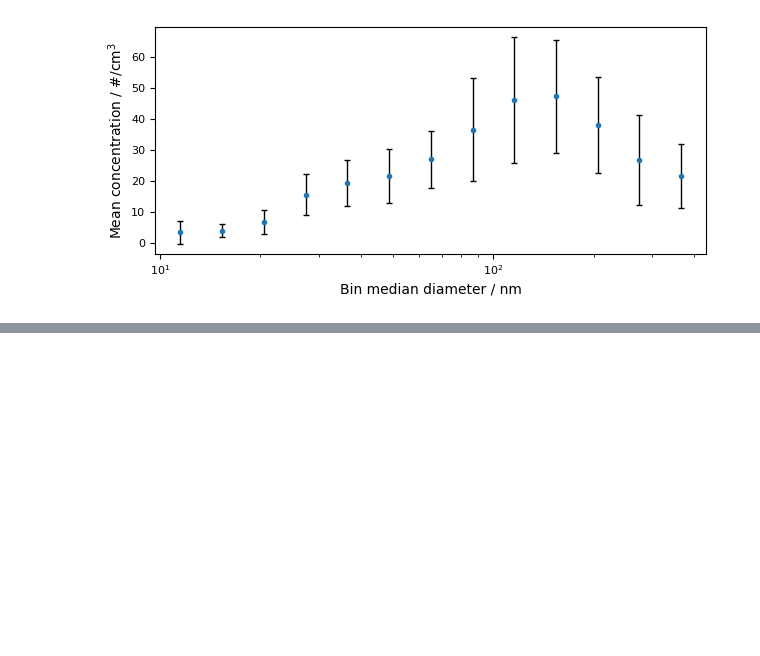
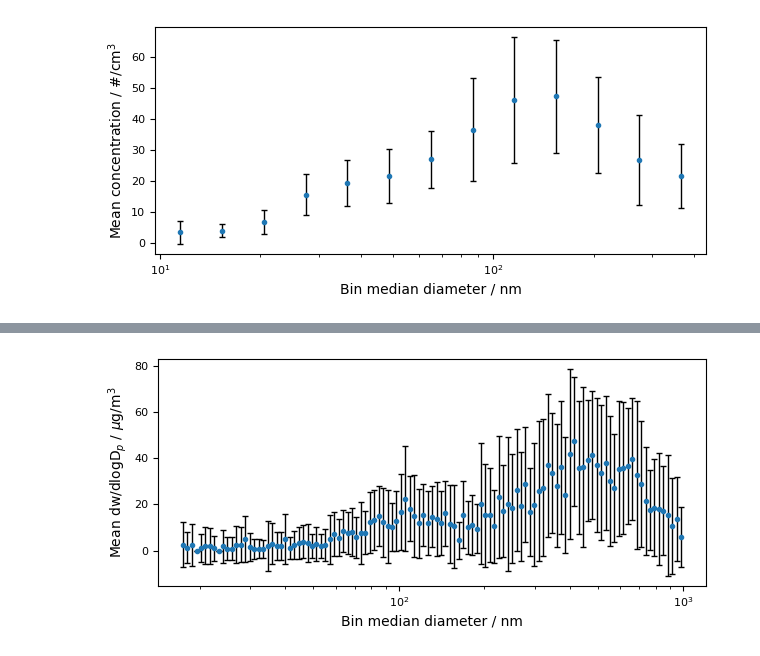
Before and after one commit to Normann25/Master-thesis, a Jupyter notebook: Lund Brake Wear/Exp1.ipynb, the cells around one changed output, grey strips where cells are left out. Cells and saved outputs as stored; diff of their text form; code cells hidden in the pictures; blank space fills up the shorter version.

```diff
--- a/Lund Brake Wear/Exp1.ipynb
+++ b/Lund Brake Wear/Exp1.ipynb
@@ -74,0 +92,17 @@ plt.show()
+# %%
+SMPS_bins = SMPS['20241016_SMPS'].keys()[83:196].to_list()
+bin_mean_diameter = []
+for key in SMPS['20241016_SMPS'].keys()[83:196]:
+    bin_mean_diameter.append(float(key))
+
+SMPS_ax_labels = ['Bin median diameter / nm', 'Mean dw/dlogD$_{p}$ / $\mu$g/m$^{3}$']
+
+fig, ax = plt.subplots(figsize = (6.3, 3))
+
+plot_bin_mean(ax, timestamps, SMPS['20241016_SMPS'], SMPS_bins, 'Time', bin_mean_diameter, SMPS_ax_labels)
+
+fig.tight_layout()
+fig.savefig('SMPS_mean_exp1.png', dpi = 600)
+plt.show()
+# %% [output]
+[figure, added]
```
Also changed, not shown: parts of 1 cell of this notebook, 3 other files.
